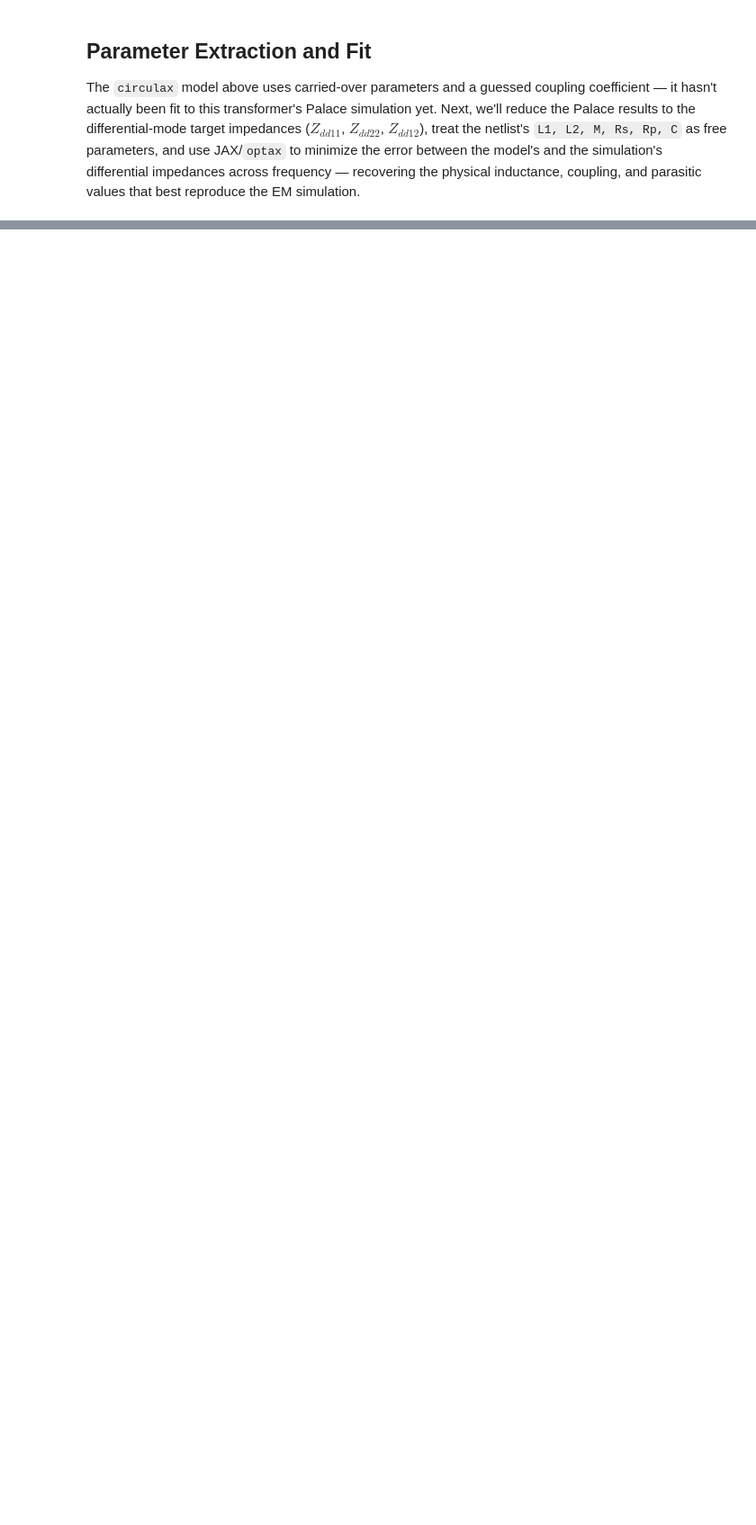
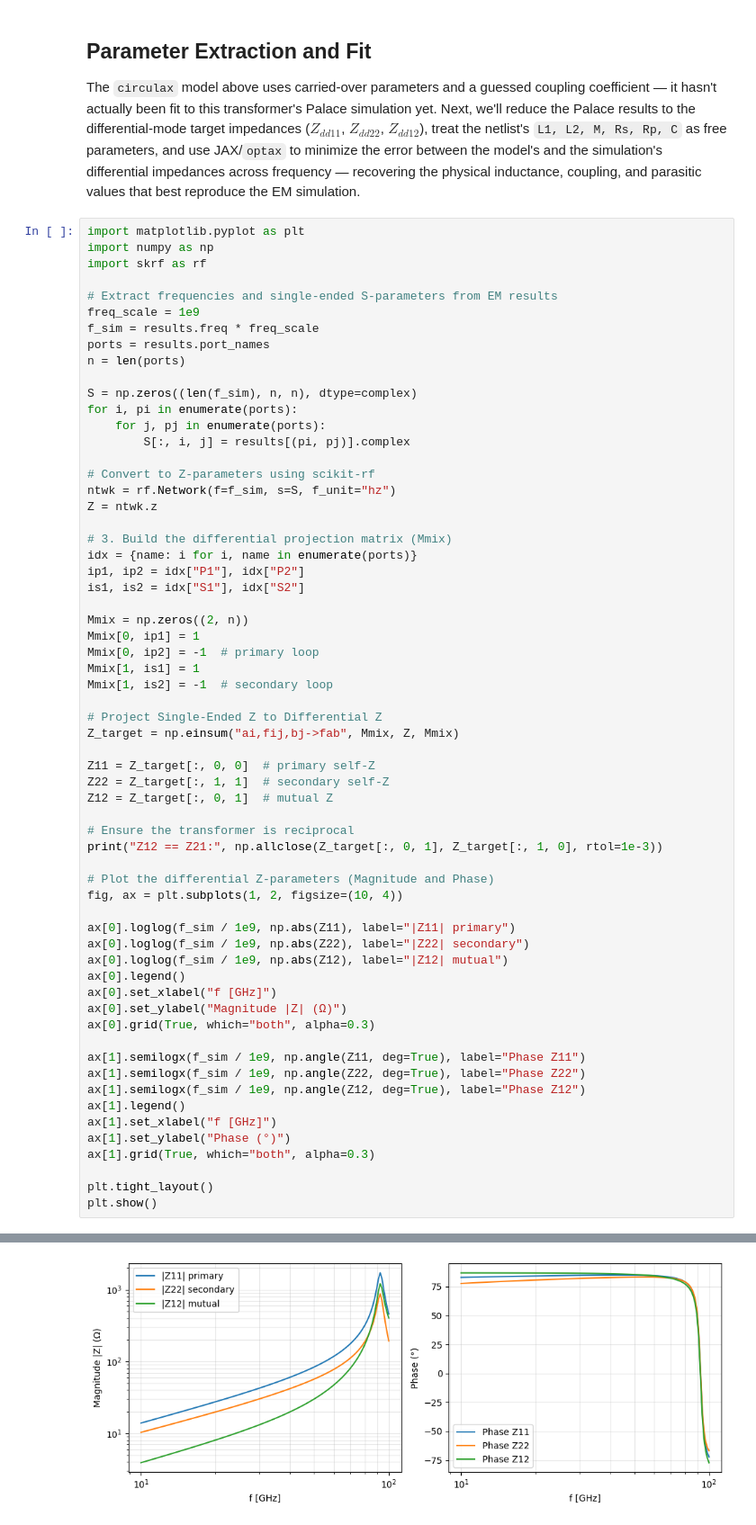
Before and after one commit to gdsfactory/gsim, a Jupyter notebook: nbs/palace_transformer.ipynb, the cells around one changed output, grey strips where cells are left out. Shown at 90% size. Cells and saved outputs as stored; diff of their text form; blank space fills up the shorter version.

```diff
--- a/nbs/palace_transformer.ipynb
+++ b/nbs/palace_transformer.ipynb
@@ -669,3 +672,66 @@ for i in range(4):
 ## Parameter Extraction and Fit
 
 The `circulax` model above uses carried-over parameters and a guessed coupling coefficient — it hasn't actually been fit to this transformer's Palace simulation yet. Next, we'll reduce the Palace results to the differential-mode target impedances ($Z_{dd11}$, $Z_{dd22}$, $Z_{dd12}$), treat the netlist's `L1, L2, M, Rs, Rp, C` as free parameters, and use JAX/`optax` to minimize the error between the model's and the simulation's differential impedances across frequency — recovering the physical inductance, coupling, and parasitic values that best reproduce the EM simulation.
+# %%
+import matplotlib.pyplot as plt
+import numpy as np
+import skrf as rf
+
+# Extract frequencies and single-ended S-parameters from EM results
+freq_scale = 1e9
+f_sim = results.freq * freq_scale
+ports = results.port_names
+n = len(ports)
+
+S = np.zeros((len(f_sim), n, n), dtype=complex)
+for i, pi in enumerate(ports):
+    for j, pj in enumerate(ports):
+        S[:, i, j] = results[(pi, pj)].complex
+
+# Convert to Z-parameters using scikit-rf
+ntwk = rf.Network(f=f_sim, s=S, f_unit="hz")
+Z = ntwk.z
+
+# 3. Build the differential projection matrix (Mmix)
+idx = {name: i for i, name in enumerate(ports)}
+ip1, ip2 = idx["P1"], idx["P2"]
+is1, is2 = idx["S1"], idx["S2"]
+
+Mmix = np.zeros((2, n))
+Mmix[0, ip1] = 1
+Mmix[0, ip2] = -1  # primary loop
+Mmix[1, is1] = 1
+Mmix[1, is2] = -1  # secondary loop
+
+# Project Single-Ended Z to Differential Z
+Z_target = np.einsum("ai,fij,bj->fab", Mmix, Z, Mmix)
+
+Z11 = Z_target[:, 0, 0]  # primary self-Z
+Z22 = Z_target[:, 1, 1]  # secondary self-Z
+Z12 = Z_target[:, 0, 1]  # mutual Z
+
+# Ensure the transformer is reciprocal
+print("Z12 == Z21:", np.allclose(Z_target[:, 0, 1], Z_target[:, 1, 0], rtol=1e-3))
+
+# Plot the differential Z-parameters (Magnitude and Phase)
+fig, ax = plt.subplots(1, 2, figsize=(10, 4))
+
+ax[0].loglog(f_sim / 1e9, np.abs(Z11), label="|Z11| primary")
+ax[0].loglog(f_sim / 1e9, np.abs(Z22), label="|Z22| secondary")
+ax[0].loglog(f_sim / 1e9, np.abs(Z12), label="|Z12| mutual")
+ax[0].legend()
+ax[0].set_xlabel("f [GHz]")
+ax[0].set_ylabel("Magnitude |Z| (Ω)")
+ax[0].grid(True, which="both", alpha=0.3)
+
+ax[1].semilogx(f_sim / 1e9, np.angle(Z11, deg=True), label="Phase Z11")
+ax[1].semilogx(f_sim / 1e9, np.angle(Z22, deg=True), label="Phase Z22")
+ax[1].semilogx(f_sim / 1e9, np.angle(Z12, deg=True), label="Phase Z12")
+ax[1].legend()
+ax[1].set_xlabel("f [GHz]")
+ax[1].set_ylabel("Phase (°)")
+ax[1].grid(True, which="both", alpha=0.3)
+
+plt.tight_layout()
+plt.show()
+# %% [output]
@@ -671,0 +739 @@ The `circulax` model above uses carried-over parameters and a guessed coupling c
+[figure, added]
```
Also changed, not shown: parts of 26 cells of this notebook, 1 other file.
